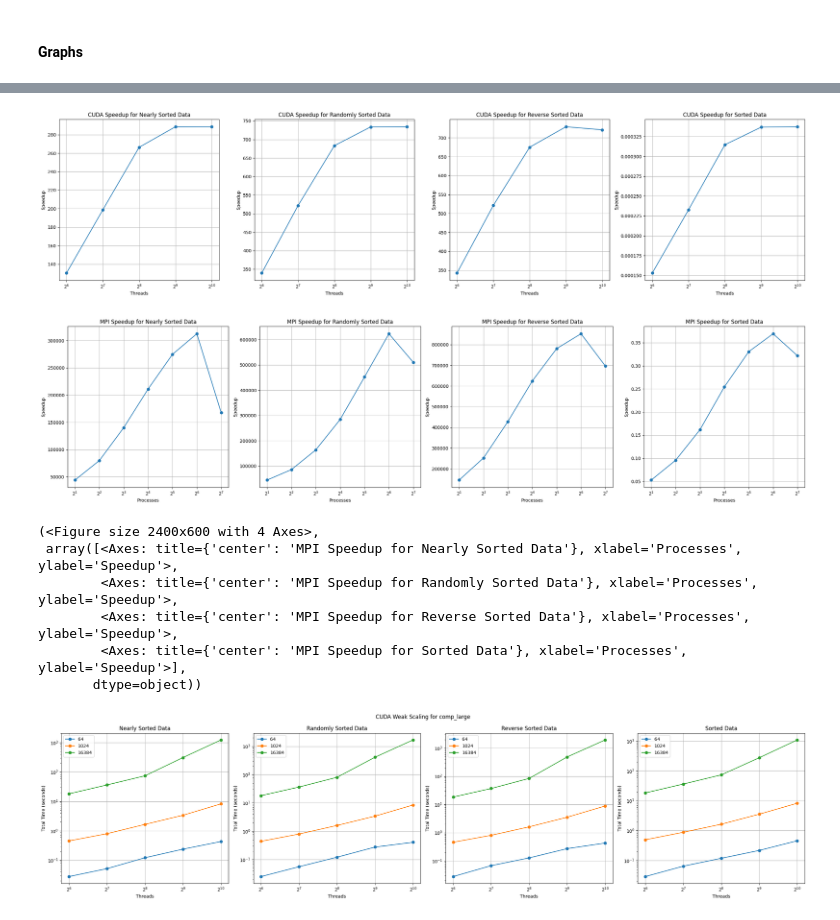
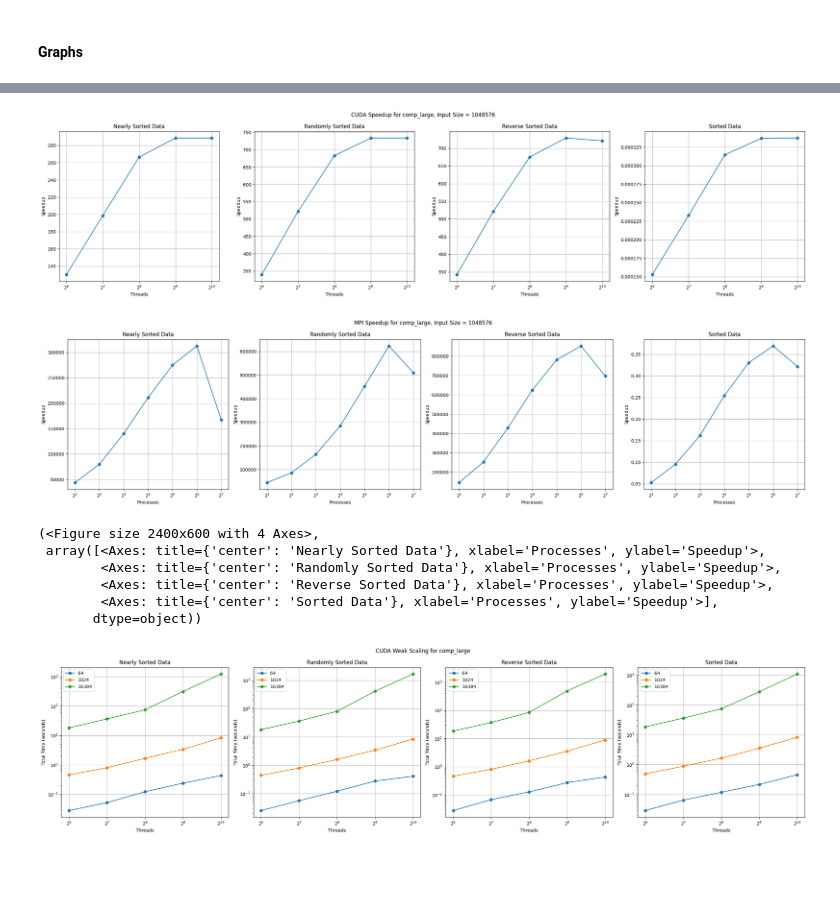
Before and after one commit to ananthk37/ParallelProject, a Jupyter notebook: project-analysis.ipynb, the cells around one changed output, grey strips where cells are left out. Saved outputs shown, nothing was run; the diff lists cells and outputs as text; code cells hidden in the pictures; blank space fills up the shorter version.

Commit message:
speedup graph tweaks

```diff
--- a/project-analysis.ipynb
+++ b/project-analysis.ipynb
@@ -288,7 +288,7 @@ def plot_strong(strong, measure, cuda=True):
     plt.show()
     return fig, ax
 # %%
-def plot_speedup(speedup, cuda=True):
+def plot_speedup(speedup, measure, cuda=True):
     x = threads if cuda else procs
     prefix = "CUDA" if cuda else "MPI"
     xlabel = "Threads" if cuda else "Processes"
@@ -297,11 +297,12 @@ def plot_speedup(speedup, cuda=True):
     fig, ax = plt.subplots(1, len(speedup), figsize=(24, 6))
     for i in range(len(speedup)):
         ax[i].plot(x, speedup[i], marker='o')
-        ax[i].set_title(f"{prefix} Speedup for {inputs[i]} Data")
+        ax[i].set_title(f"{inputs[i]} Data")
         ax[i].set_xlabel(xlabel)
         ax[i].set_ylabel("Speedup")
         ax[i].grid(True)
         ax[i].set_xscale("log", base=2)
+    plt.suptitle(f"{prefix} Speedup for {measure}, Input Size = 1048576")
     plt.tight_layout()
     plt.show()
     return fig, ax
@@ -388,27 +369,27 @@ num_threads
 # %%
 # speedup
 speedup_cuda_nearly_comp = [ctk_seq.dataframe[1048576]["Total time"]["comp_large"]["nearly"] / ctk_cuda_strong_nearly.dataframe[1048576]["Total time"]["comp_large"][t] for t in threads]
 speedup_cuda_random_comp = [ctk_seq.dataframe[1048576]["Total time"]["comp_large"]["random"] / ctk_cuda_strong_random.dataframe[1048576]["Total time"]["comp_large"][t] for t in threads]
 speedup_cuda_reverse_comp = [ctk_seq.dataframe[1048576]["Total time"]["comp_large"]["reverse"] / ctk_cuda_strong_reverse.dataframe[1048576]["Total time"]["comp_large"][t] for t in threads]
 speedup_cuda_sorted_comp = [ctk_seq.dataframe[1048576]["Total time"]["comp_large"]["sorted"] / ctk_cuda_strong_sorted.dataframe[1048576]["Total time"]["comp_large"][t] for t in threads]
 speedup_cuda_comp = [speedup_cuda_nearly_comp, speedup_cuda_random_comp, speedup_cuda_reverse_comp, speedup_cuda_sorted_comp]
 
 speedup_mpi_nearly_comp = [ctk_seq.dataframe[1048576]["Total time"]["comp_large"]["nearly"] / ctk_mpi_strong_nearly.dataframe[1048576]["Avg time/rank"]["comp_large"][p] for p in procs]
 speedup_mpi_random_comp = [ctk_seq.dataframe[1048576]["Total time"]["comp_large"]["random"] / ctk_mpi_strong_random.dataframe[1048576]["Avg time/rank"]["comp_large"][p] for p in procs]
 speedup_mpi_reverse_comp = [ctk_seq.dataframe[1048576]["Total time"]["comp_large"]["reverse"] / ctk_mpi_strong_reverse.dataframe[1048576]["Avg time/rank"]["comp_large"][p] for p in procs]
 speedup_mpi_sorted_comp = [ctk_seq.dataframe[1048576]["Total time"]["comp_large"]["sorted"] / ctk_mpi_strong_sorted.dataframe[1048576]["Avg time/rank"]["comp_large"][p] for p in procs]
 speedup_mpi_comp = [speedup_mpi_nearly_comp, speedup_mpi_random_comp, speedup_mpi_reverse_comp, speedup_mpi_sorted_comp]
 
-plot_speedup(speedup_cuda_comp)
-plot_speedup(speedup_mpi_comp, cuda=False)
+plot_speedup(speedup_cuda_comp, "comp_large")
+plot_speedup(speedup_mpi_comp, "comp_large", cuda=False)
 # %% [output]
-[figure, old version]
+[figure, new version]
-[figure, old version]
+[figure, new version]
 (<Figure size 2400x600 with 4 Axes>,
- array([<Axes: title={'center': 'MPI Speedup for Nearly Sorted Data'}, xlabel='Processes', ylabel='Speedup'>,
-        <Axes: title={'center': 'MPI Speedup for Randomly Sorted Data'}, xlabel='Processes', ylabel='Speedup'>,
-        <Axes: title={'center': 'MPI Speedup for Reverse Sorted Data'}, xlabel='Processes', ylabel='Speedup'>,
-        <Axes: title={'center': 'MPI Speedup for Sorted Data'}, xlabel='Processes', ylabel='Speedup'>],
+ array([<Axes: title={'center': 'Nearly Sorted Data'}, xlabel='Processes', ylabel='Speedup'>,
+        <Axes: title={'center': 'Randomly Sorted Data'}, xlabel='Processes', ylabel='Speedup'>,
+        <Axes: title={'center': 'Reverse Sorted Data'}, xlabel='Processes', ylabel='Speedup'>,
+        <Axes: title={'center': 'Sorted Data'}, xlabel='Processes', ylabel='Speedup'>],
        dtype=object))
 # %%
 # weak scaling
```
Also changed, not shown: parts of 1 cell of this notebook.
